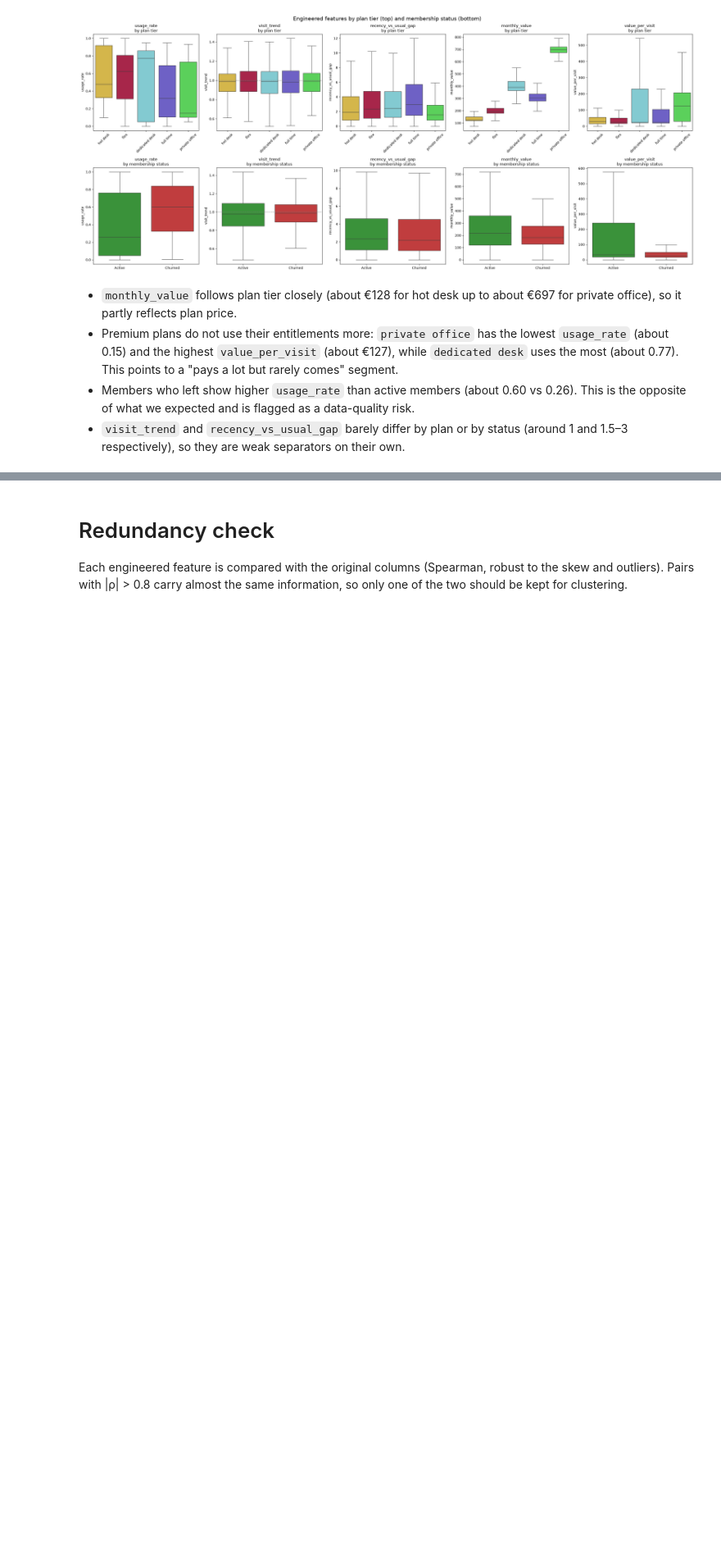
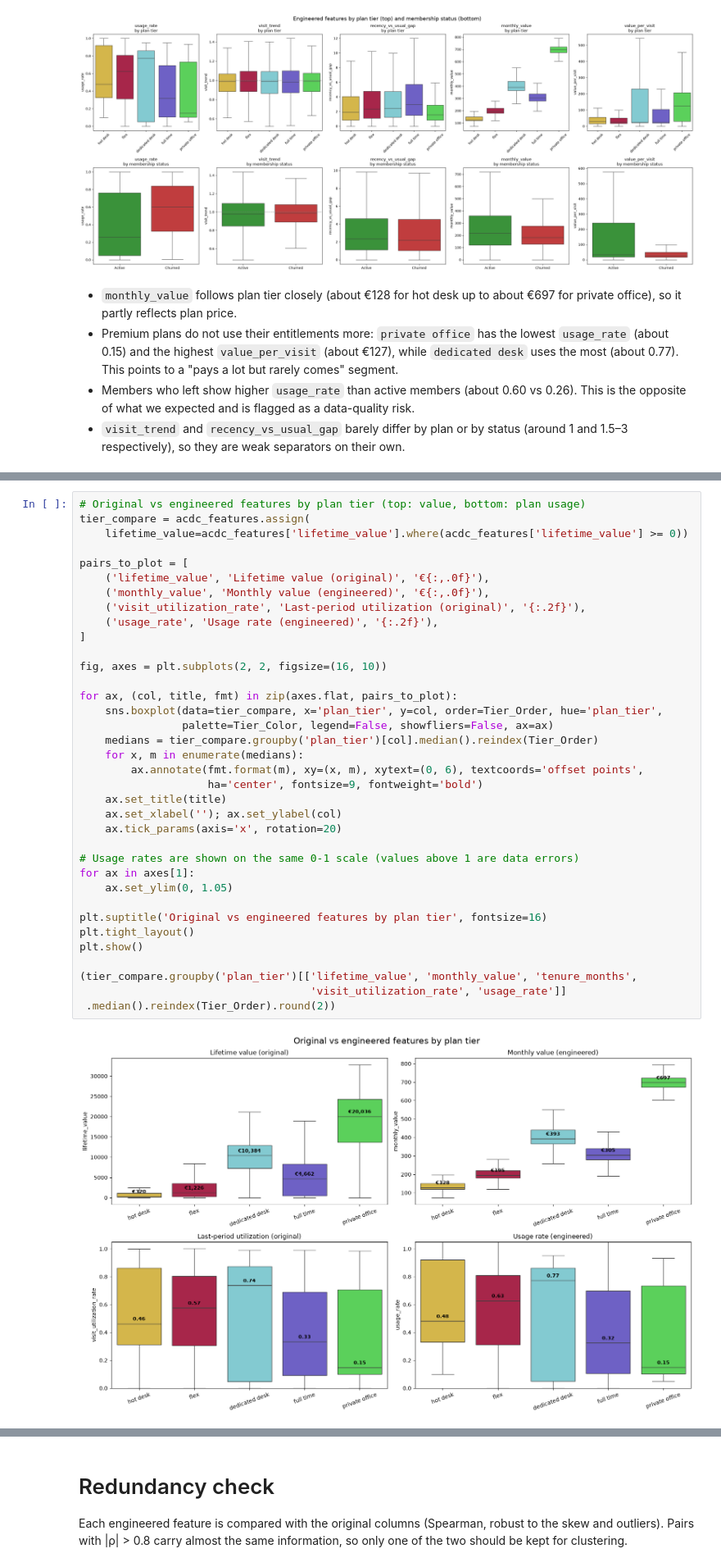
Before and after one commit to jfmenezes/Data-Mining-Project, a Jupyter notebook: Notebooks/DE_Graphs_MERGED_Current.ipynb, the cells around one changed output, grey strips where cells are left out. Shown at 82% size. Drawn from its saved outputs; the diff is of its cells as text; blank space fills up the shorter version.

Commit message:
added ltv vs some new features graphs by plan tier

```diff
--- a/Notebooks/DE_Graphs_MERGED_Current.ipynb
+++ b/Notebooks/DE_Graphs_MERGED_Current.ipynb
@@ -1291,0 +1296,38 @@ plt.show()
+# %%
+# Original vs engineered features by plan tier (top: value, bottom: plan usage)
+tier_compare = acdc_features.assign(
+    lifetime_value=acdc_features['lifetime_value'].where(acdc_features['lifetime_value'] >= 0))
+
+pairs_to_plot = [
+    ('lifetime_value', 'Lifetime value (original)', '€{:,.0f}'),
+    ('monthly_value', 'Monthly value (engineered)', '€{:,.0f}'),
+    ('visit_utilization_rate', 'Last-period utilization (original)', '{:.2f}'),
+    ('usage_rate', 'Usage rate (engineered)', '{:.2f}'),
+]
+
+fig, axes = plt.subplots(2, 2, figsize=(16, 10))
+
+for ax, (col, title, fmt) in zip(axes.flat, pairs_to_plot):
+    sns.boxplot(data=tier_compare, x='plan_tier', y=col, order=Tier_Order, hue='plan_tier',
+                palette=Tier_Color, legend=False, showfliers=False, ax=ax)
+    medians = tier_compare.groupby('plan_tier')[col].median().reindex(Tier_Order)
+    for x, m in enumerate(medians):
+        ax.annotate(fmt.format(m), xy=(x, m), xytext=(0, 6), textcoords='offset points',
+                    ha='center', fontsize=9, fontweight='bold')
+    ax.set_title(title)
+    ax.set_xlabel(''); ax.set_ylabel(col)
+    ax.tick_params(axis='x', rotation=20)
+
+# Usage rates are shown on the same 0-1 scale (values above 1 are data errors)
+for ax in axes[1]:
+    ax.set_ylim(0, 1.05)
+
+plt.suptitle('Original vs engineered features by plan tier', fontsize=16)
+plt.tight_layout()
+plt.show()
+
+(tier_compare.groupby('plan_tier')[['lifetime_value', 'monthly_value', 'tenure_months',
+                                    'visit_utilization_rate', 'usage_rate']]
+ .median().reindex(Tier_Order).round(2))
+# %% [output]
+[figure, added]
```
Also changed, not shown: parts of 3 cells of this notebook.
